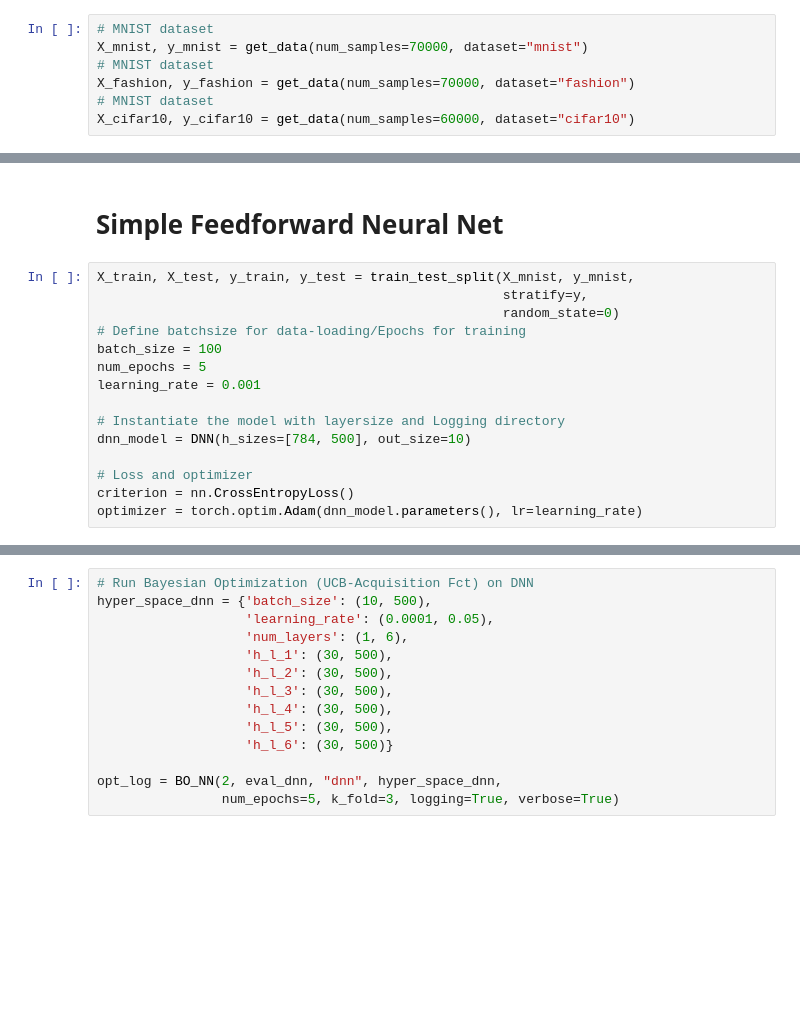
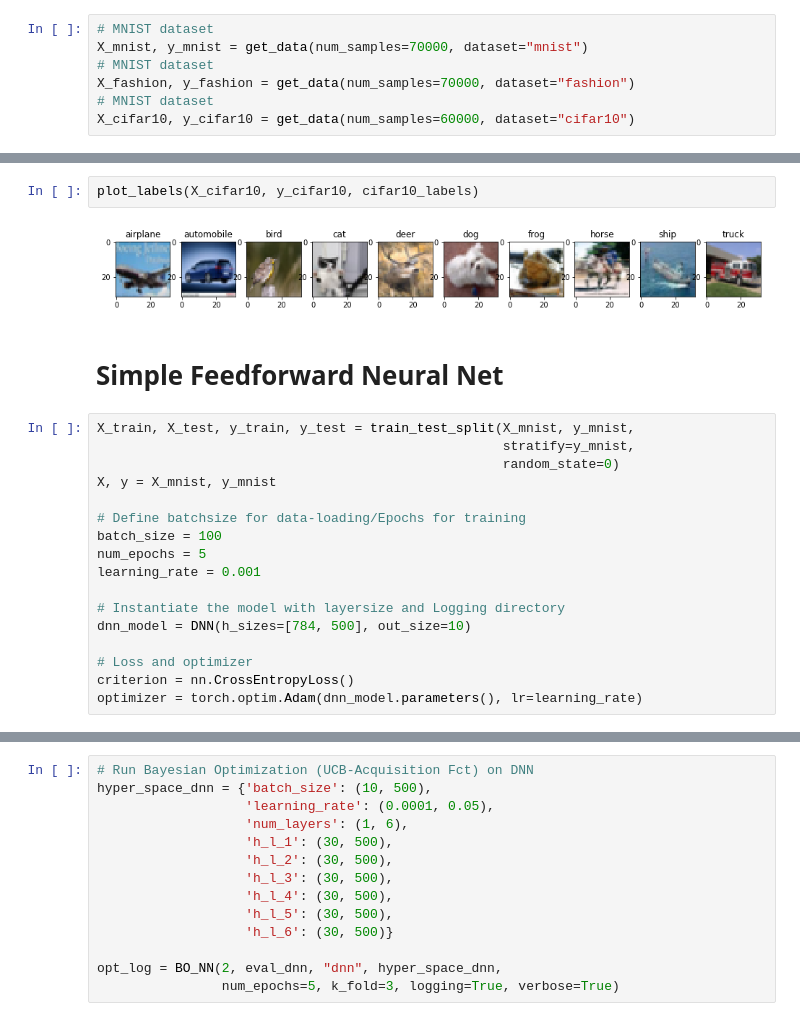
Before and after one commit to RobertTLange/Bio-Plausible-DeepLearning, a Jupyter notebook: workspace.ipynb, the cells around one changed output, grey strips where cells are left out. Drawn from its saved outputs; the diff is of its cells as text; blank space fills up the shorter version.

```diff
--- a/workspace.ipynb
+++ b/workspace.ipynb
@@ -126,9 +128,15 @@ np.unique(y_mnist, return_index=True)
+# %%
+plot_labels(X_cifar10, y_cifar10, cifar10_labels)
+# %% [output]
+[figure, added]
 # %% [markdown]
 # Simple Feedforward Neural Net
 # %%
 X_train, X_test, y_train, y_test = train_test_split(X_mnist, y_mnist,
-                                                    stratify=y,
+                                                    stratify=y_mnist,
                                                     random_state=0)
+X, y = X_mnist, y_mnist
+
 # Define batchsize for data-loading/Epochs for training
 batch_size = 100
 num_epochs = 5
```
Also changed, not shown: parts of 9 cells of this notebook, 5 other files.
